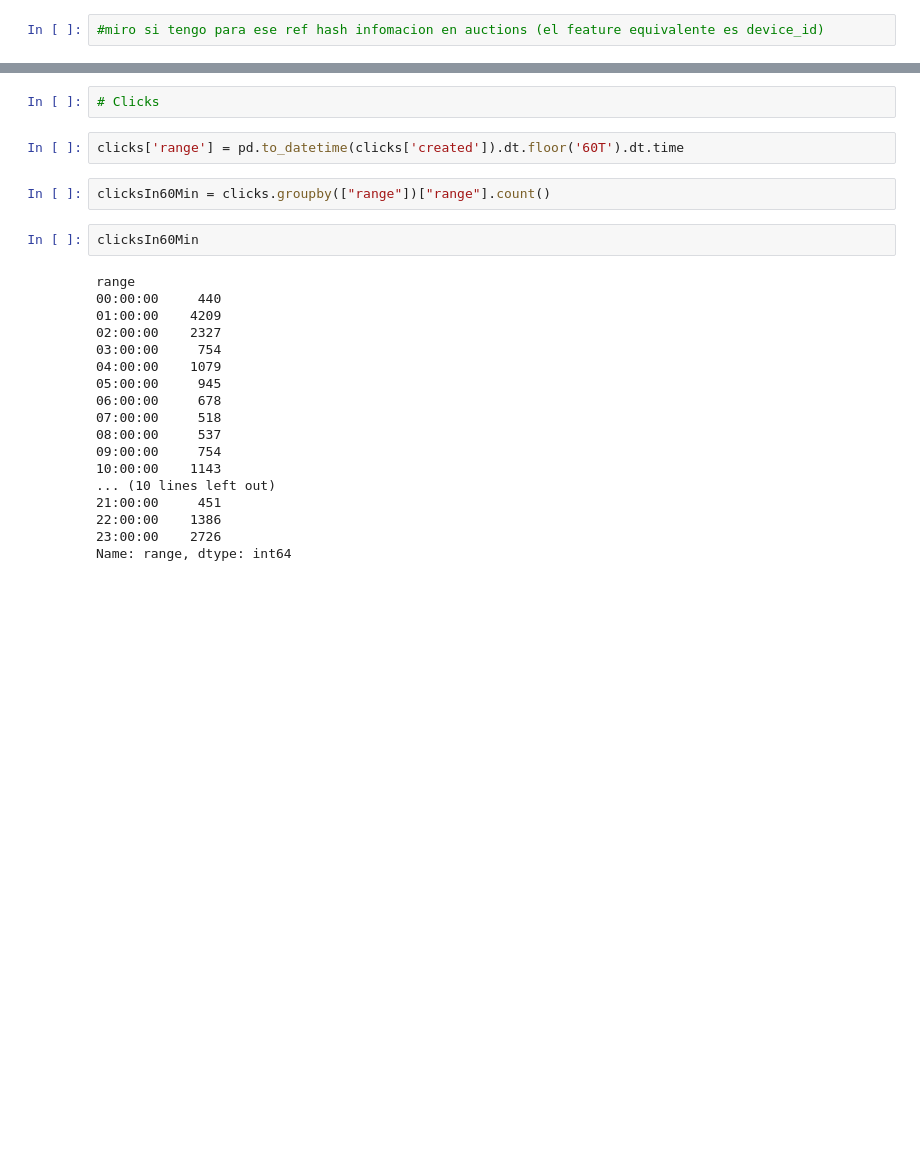
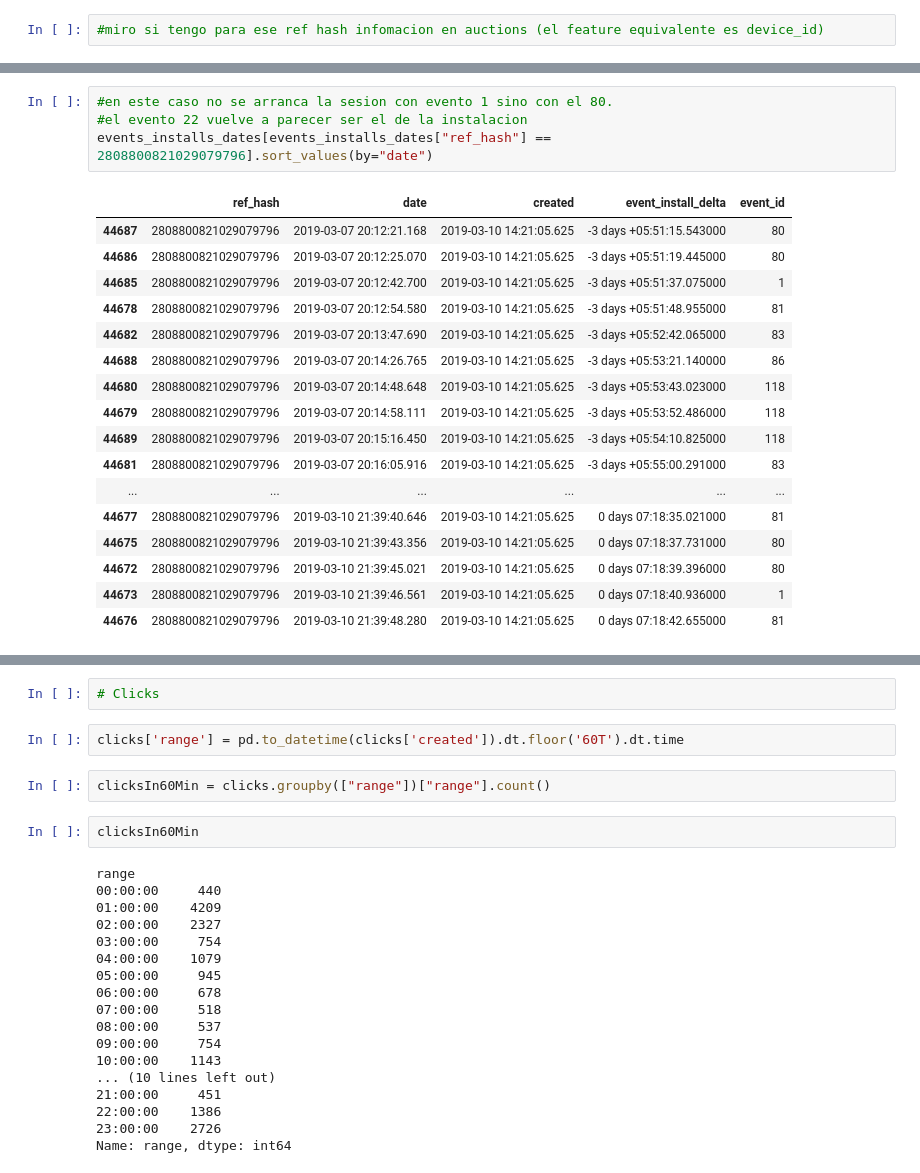
Before and after one commit to MartinRosasSommer/Datos2019, a Jupyter notebook: Analisis 1.ipynb, the cells around one changed output, grey strips where cells are left out. Saved outputs shown, nothing was run; the diff lists cells and outputs as text; blank space fills up the shorter version.

```diff
--- a/Analisis 1.ipynb
+++ b/Analisis 1.ipynb
@@ -507,0 +809,22 @@ auctions[auctions["device_id"] == 8187571300120427764]
+# %%
+#en este caso no se arranca la sesion con evento 1 sino con el 80.
+#el evento 22 vuelve a parecer ser el de la instalacion
+events_installs_dates[events_installs_dates["ref_hash"] == 2808800821029079796].sort_values(by="date")
+# %% [output]
+|  | ref_hash | date | created | event_install_delta | event_id |
+| 44687 | 2808800821029079796 | 2019-03-07 20:12:21.168 | 2019-03-10 14:21:05.625 | -3 days +05:51:15.543000 | 80 |
+| 44686 | 2808800821029079796 | 2019-03-07 20:12:25.070 | 2019-03-10 14:21:05.625 | -3 days +05:51:19.445000 | 80 |
+| 44685 | 2808800821029079796 | 2019-03-07 20:12:42.700 | 2019-03-10 14:21:05.625 | -3 days +05:51:37.075000 | 1 |
+| 44678 | 2808800821029079796 | 2019-03-07 20:12:54.580 | 2019-03-10 14:21:05.625 | -3 days +05:51:48.955000 | 81 |
+| 44682 | 2808800821029079796 | 2019-03-07 20:13:47.690 | 2019-03-10 14:21:05.625 | -3 days +05:52:42.065000 | 83 |
+| 44688 | 2808800821029079796 | 2019-03-07 20:14:26.765 | 2019-03-10 14:21:05.625 | -3 days +05:53:21.140000 | 86 |
+| 44680 | 2808800821029079796 | 2019-03-07 20:14:48.648 | 2019-03-10 14:21:05.625 | -3 days +05:53:43.023000 | 118 |
+| 44679 | 2808800821029079796 | 2019-03-07 20:14:58.111 | 2019-03-10 14:21:05.625 | -3 days +05:53:52.486000 | 118 |
+| 44689 | 2808800821029079796 | 2019-03-07 20:15:16.450 | 2019-03-10 14:21:05.625 | -3 days +05:54:10.825000 | 118 |
+| 44681 | 2808800821029079796 | 2019-03-07 20:16:05.916 | 2019-03-10 14:21:05.625 | -3 days +05:55:00.291000 | 83 |
+| ... | ... | ... | ... | ... | ... |
+| 44677 | 2808800821029079796 | 2019-03-10 21:39:40.646 | 2019-03-10 14:21:05.625 | 0 days 07:18:35.021000 | 81 |
+| 44675 | 2808800821029079796 | 2019-03-10 21:39:43.356 | 2019-03-10 14:21:05.625 | 0 days 07:18:37.731000 | 80 |
+| 44672 | 2808800821029079796 | 2019-03-10 21:39:45.021 | 2019-03-10 14:21:05.625 | 0 days 07:18:39.396000 | 80 |
+| 44673 | 2808800821029079796 | 2019-03-10 21:39:46.561 | 2019-03-10 14:21:05.625 | 0 days 07:18:40.936000 | 1 |
+| 44676 | 2808800821029079796 | 2019-03-10 21:39:48.280 | 2019-03-10 14:21:05.625 | 0 days 07:18:42.655000 | 81 |
```
Also changed, not shown: parts of 75 cells of this notebook.
